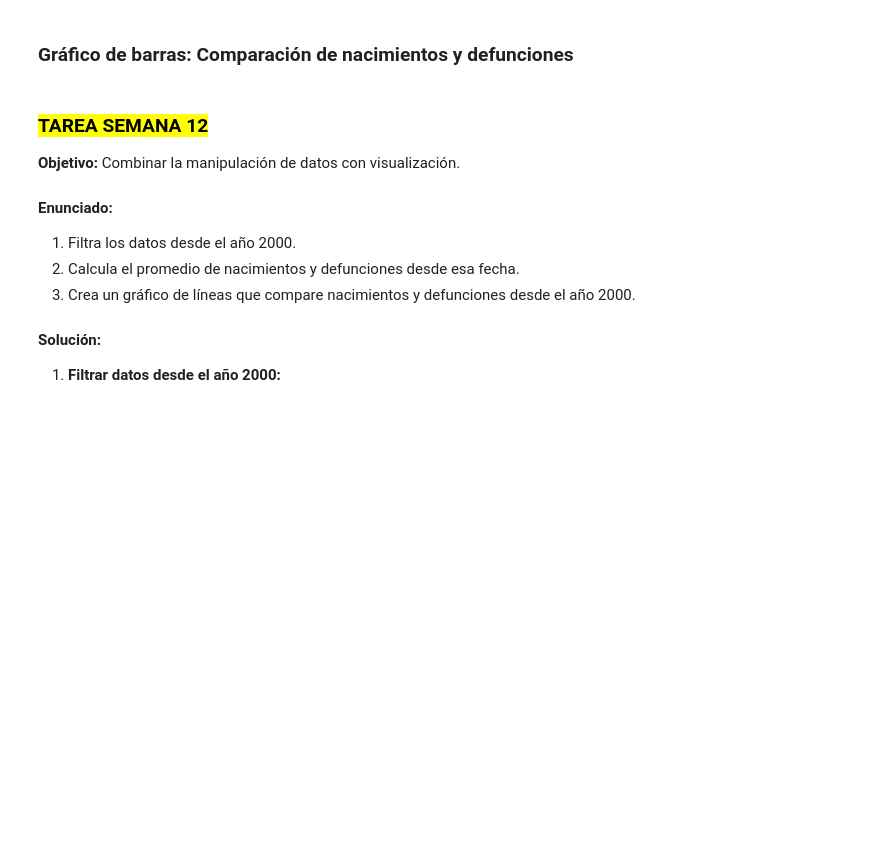
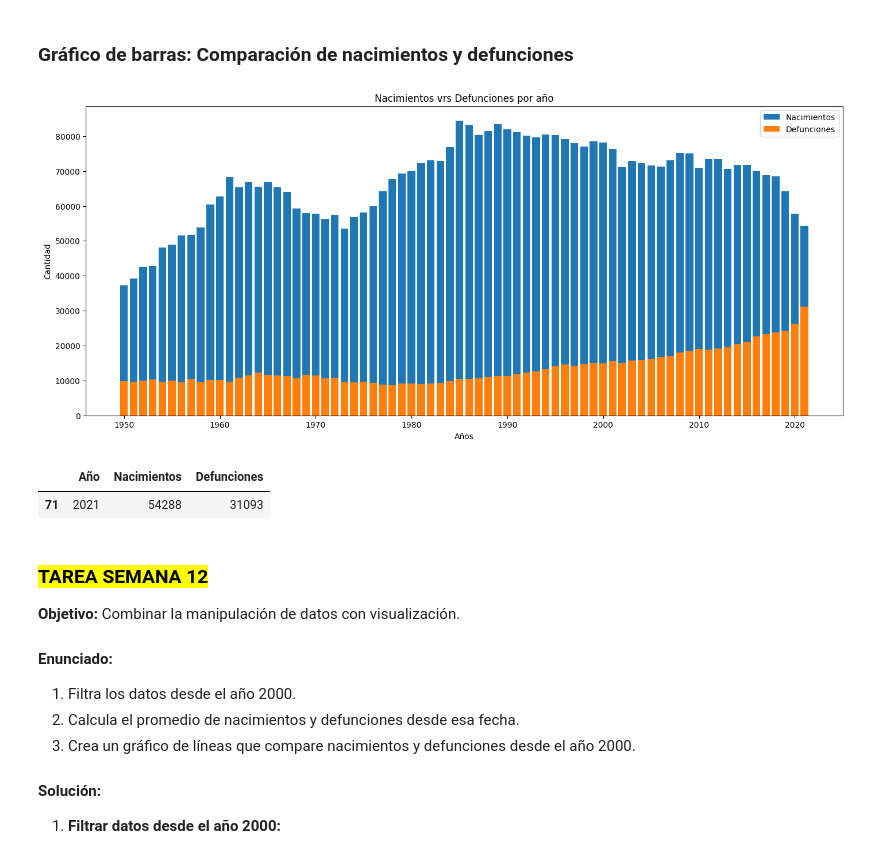
Before and after one commit to Geraldch/Programacion-Python-Basico-GRUPO-1---6181133432, a Jupyter notebook: Estudiantes/Gerald D. Chaves/Clase 10/Tarea/Practica_9.ipynb, the cells around one changed output. Drawn from its saved outputs; the diff is of its cells as text; code cells hidden in the pictures; blank space fills up the shorter version.

```diff
--- a/Estudiantes/Gerald D. Chaves/Clase 10/Tarea/Practica_9.ipynb
+++ b/Estudiantes/Gerald D. Chaves/Clase 10/Tarea/Practica_9.ipynb
@@ -217,8 +250,25 @@ import matplotlib.pyplot as plt
+# %%
+# Crear gráfico de barras
+plt.figure(figsize=(17,7))
+plt.bar(df['Año'],df['Nacimientos'],label = 'Nacimientos')
+plt.bar(df['Año'],df['Defunciones'],label='Defunciones')
+
+plt.title('Nacimientos vrs Defunciones por año')
+
+
+plt.xlabel('Años')
+plt.ylabel('Cantidad')
+plt.legend()
+plt.show()
+# %% [output]
+[figure, added]
 # %%
 # Filtrar datos del último año
 ultimo_anio = df[df['Año'] == df['Año'].max()]
-
-# Crear gráfico de barras
+ultimo_anio
+# %% [output]
+|  | Año | Nacimientos | Defunciones |
+| 71 | 2021 | 54288 | 31093 |
 # %% [markdown]
 ### **<mark>TAREA SEMANA 12</mark>**
 
```
Also changed, not shown: parts of 10 cells of this notebook.
